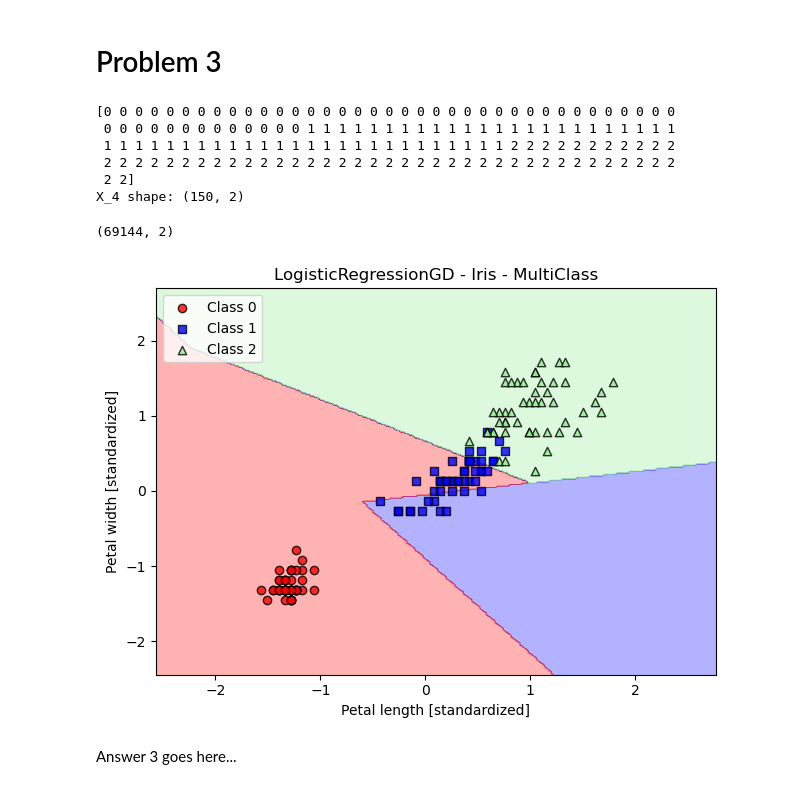
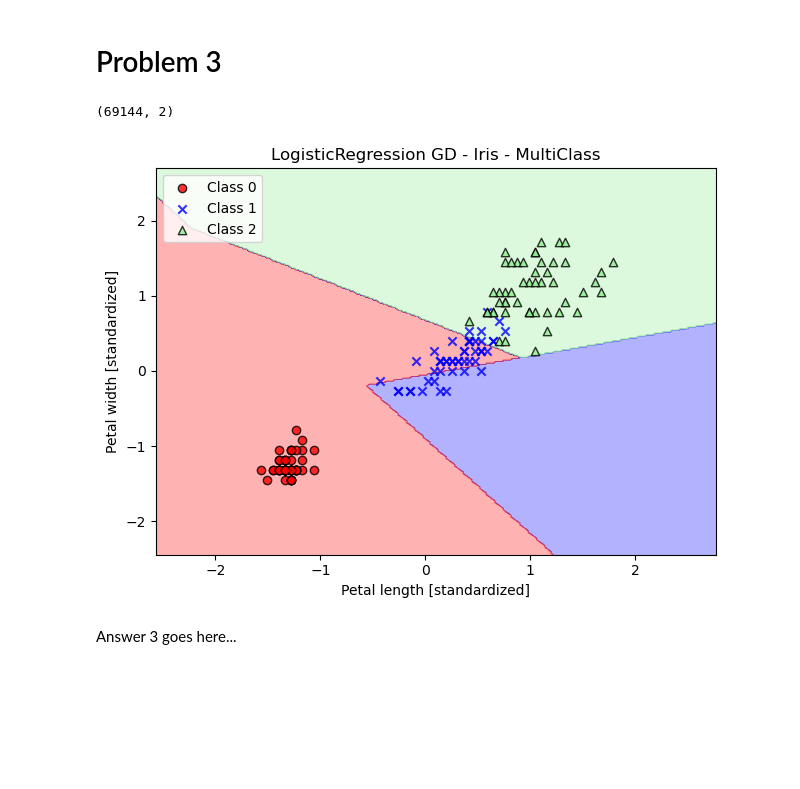
Before and after one commit to nnail0/429-hw1, a Jupyter notebook: 429_hw1_nn_mn.ipynb, the cells around one changed output. Cells and saved outputs as stored; diff of their text form; code cells hidden in the pictures; blank space fills up the shorter version.

```diff
--- a/429_hw1_nn_mn.ipynb
+++ b/429_hw1_nn_mn.ipynb
@@ -148,35 +220,3 @@ class LogisticRegressionGD(object):
         x_0 = np.ones((n,1))
         X = np.hstack((x_0,X))
         return np.where(self.activation(self.net_input(X)) >= 0.5, 1, 0)
-# %%
-import os
-import pandas as pd
-import matplotlib.pyplot as plt
-from matplotlib.colors import ListedColormap
-
-def plot_decision_regions(X,y, classifier, resolution=0.02):
-    markers = ('s', 'x', 'o', '^', 'v')
-    colors = ('red', 'blue', 'lightgreen', 'gray', 'cyan')
-    cmap = ListedColormap(colors[:len(np.unique(y))])
-
-    #plot the decision surface
-    x1_min, x1_max = X[:,0].min() - 1, X[:,0].max() + 1
-    x2_min, x2_max = X[:,1].min() - 1, X[:,1].max() + 1
-    xx1, xx2 = np.meshgrid(np.arange(x1_min, x1_max, resolution),
-                           np.arange(x2_min, x2_max, resolution))
-
-    Z = classifier.predict(np.array([xx1.ravel(), xx2.ravel()]).T)
-    Z = Z.reshape(xx1.shape)
-    plt.contourf(xx1, xx2, Z, alpha=0.3, cmap=cmap)
-    plt.xlim(xx1.min(), xx1.max())
-    plt.ylim(xx2.min(), xx2.max())
-
-    #plot class examples
-    for idx, cl in enumerate(np.unique(y)):
-        plt.scatter(x=X[y==cl,0],
-                    y = X[y==cl,1],
-                    alpha=0.8,
-                    c=colors[idx],
-                    marker=markers[idx],
-                    label=cl,
-                    edgecolor='black')
@@ -457,9 +510,9 @@ class Multiclass():
     """
 
     def __init__(self):
-        self.setosa_neuron = Perceptron(n_iter=1000)
-        self.versicolor_neuron = Perceptron(n_iter=1000)
-        self.virginica_neuron = Perceptron(n_iter=1000)
+        self.setosa_neuron = Perceptron(n_iter=NUM_ITER)
+        self.versicolor_neuron = Perceptron(n_iter=NUM_ITER)
+        self.virginica_neuron = Perceptron(n_iter=NUM_ITER)
     def fit(self, X, y):
         self.setosa_neuron.fit(X,np.where(y == 0,  1, -1))
         self.versicolor_neuron.fit(X,np.where(y == 1,  1, -1))
@@ -480,13 +533,11 @@ class Multiclass():
                     best_label = j
             predicted[i]= best_label
         return predicted
-        #return np.argmax(c, axis=1)
 # %%
 mc = Multiclass()
 
 # read data from data file
 data = pd.read_csv("data/iris.data", header=None, encoding='utf-8')
-# print(data.tail())
 
 # find feature matrix and true class labels from data
 X_4 = data.iloc[:, [2, 3]].to_numpy()
@@ -495,14 +546,3 @@ Y_ref = data.iloc[:, 4].to_numpy()
 Y_ref = np.where(Y_ref == 'Iris-setosa',0,Y_ref)
 Y_ref = np.where(Y_ref == 'Iris-versicolor',1,Y_ref)
 Y_ref = np.where(Y_ref == 'Iris-virginica',2,Y_ref)
-
-print(Y_ref)
-#print(Y_versicolor.shape)
-print("X_4 shape:", X_4.shape)
-# %% [output]
-[0 0 0 0 0 0 0 0 0 0 0 0 0 0 0 0 0 0 0 0 0 0 0 0 0 0 0 0 0 0 0 0 0 0 0 0 0
- 0 0 0 0 0 0 0 0 0 0 0 0 0 1 1 1 1 1 1 1 1 1 1 1 1 1 1 1 1 1 1 1 1 1 1 1 1
- 1 1 1 1 1 1 1 1 1 1 1 1 1 1 1 1 1 1 1 1 1 1 1 1 1 1 2 2 2 2 2 2 2 2 2 2 2
- 2 2 2 2 2 2 2 2 2 2 2 2 2 2 2 2 2 2 2 2 2 2 2 2 2 2 2 2 2 2 2 2 2 2 2 2 2
- 2 2]
-X_4 shape: (150, 2)
@@ -550,17 +552,17 @@ X_std4[:,0] = (X_4[:,0] - X_4[:,0].mean()) / X_4[:,0].std()
 X_std4[:,1] = (X_4[:,1] - X_4[:,1].mean()) / X_4[:,1].std()
 # %%
 mc.fit(X_std4, Y_ref)
-plot_decision_regions_(X_std4, Y_ref, classifier=mc)
+plot_decision_regions(X_std4, Y_ref, classifier=mc)
 
-plt.title('LogisticRegressionGD - Iris - MultiClass')
+plt.title('LogisticRegression GD - Iris - MultiClass')
 plt.xlabel('Petal length [standardized]')
 plt.ylabel('Petal width [standardized]')
 plt.legend(loc='upper left')
 plt.tight_layout()
 plt.show()
 # %% [output]
 (69144, 2)
-[figure, old version]
+[figure, new version]
 # %% [markdown]
 Answer 3 goes here...
 # %% [markdown]
```
Also changed, not shown: parts of 24 cells of this notebook.
